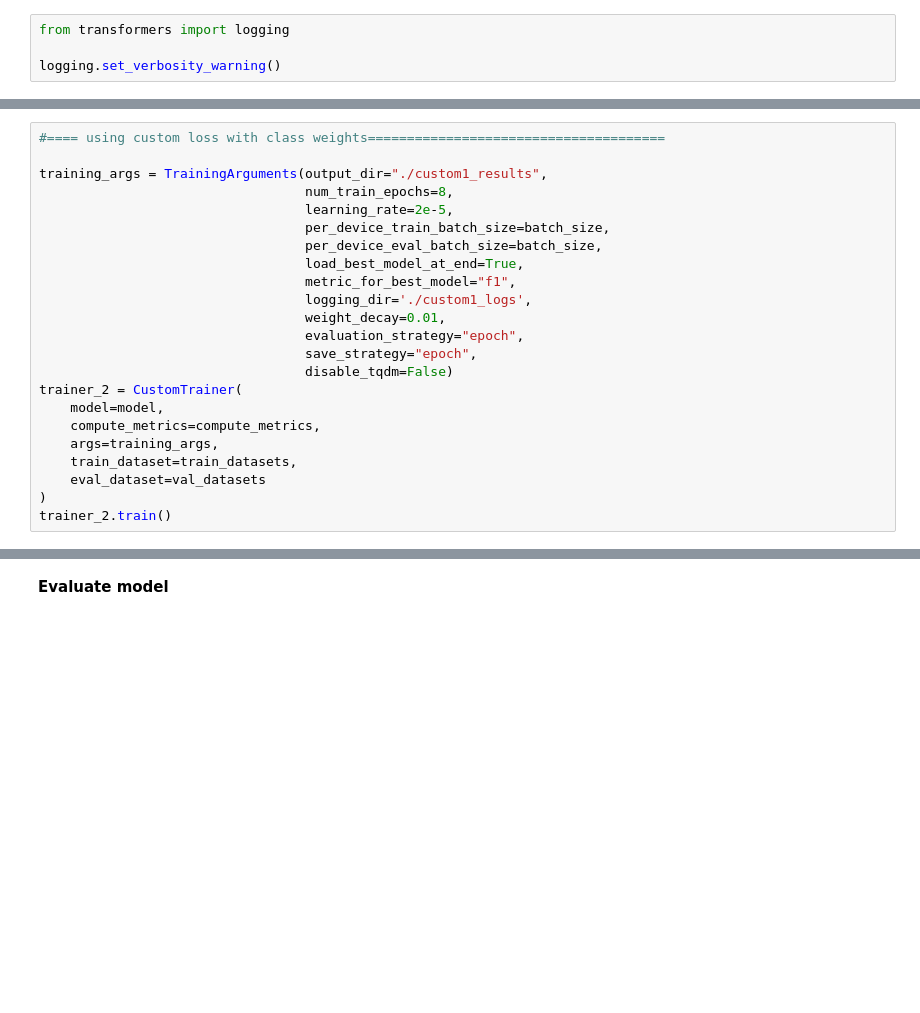
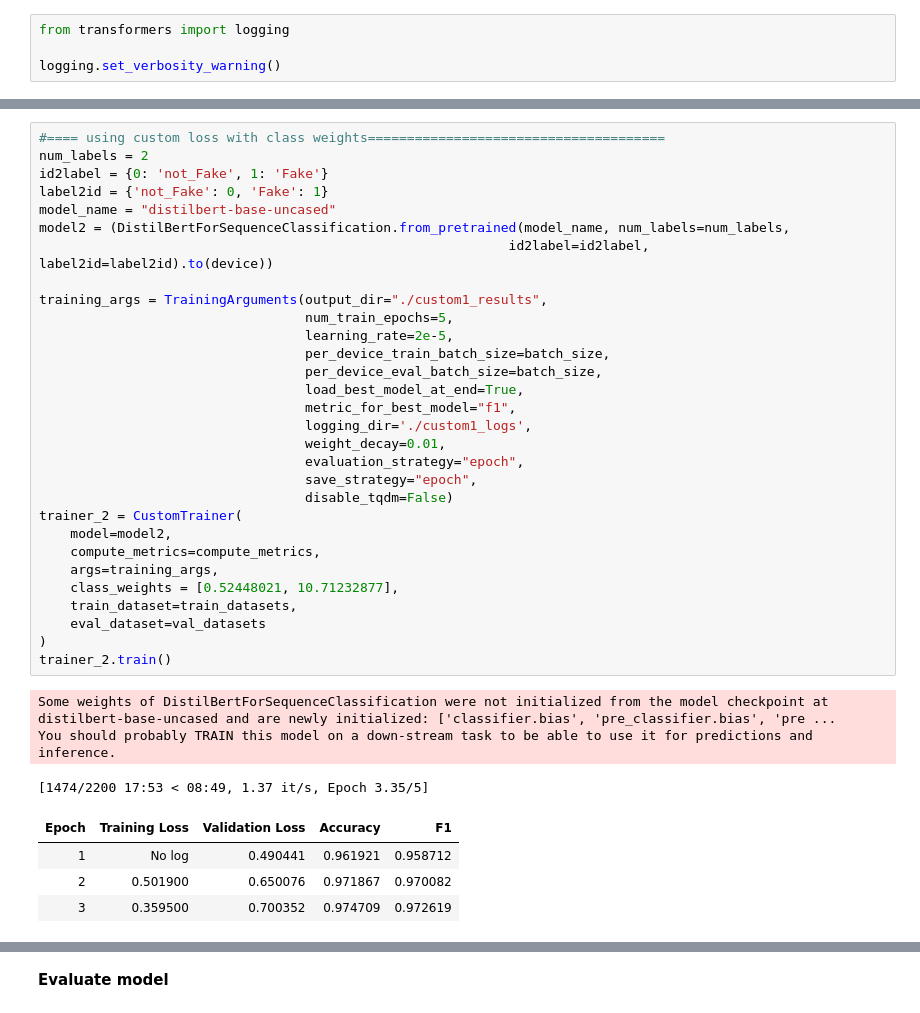
Before and after one commit to Michael-HK/Fake-Job-detection, a Jupyter notebook: fake_job_Detection.ipynb, the cells around one changed output, grey strips where cells are left out. Saved outputs shown, nothing was run; the diff lists cells and outputs as text; blank space fills up the shorter version.

```diff
--- a/fake_job_Detection.ipynb
+++ b/fake_job_Detection.ipynb
@@ -637,25 +693,40 @@ trainer_1.train()
 # %%
 #==== using custom loss with class weights======================================
+num_labels = 2
+id2label = {0: 'not_Fake', 1: 'Fake'}
+label2id = {'not_Fake': 0, 'Fake': 1}
+model_name = "distilbert-base-uncased"
+model2 = (DistilBertForSequenceClassification.from_pretrained(model_name, num_labels=num_labels,
+                                                            id2label=id2label, label2id=label2id).to(device))
 
 training_args = TrainingArguments(output_dir="./custom1_results",
-                                  num_train_epochs=8,
+                                  num_train_epochs=5,
                                   learning_rate=2e-5,
                                   per_device_train_batch_size=batch_size,
                                   per_device_eval_batch_size=batch_size,
                                   load_best_model_at_end=True,
                                   metric_for_best_model="f1",
                                   logging_dir='./custom1_logs',
                                   weight_decay=0.01,
                                   evaluation_strategy="epoch",
                                   save_strategy="epoch",
                                   disable_tqdm=False)
 trainer_2 = CustomTrainer(
-    model=model,
+    model=model2,
     compute_metrics=compute_metrics,
     args=training_args,
+    class_weights = [0.52448021, 10.71232877],
     train_dataset=train_datasets,
     eval_dataset=val_datasets
 )
 trainer_2.train()
+# %% [output]
+Some weights of DistilBertForSequenceClassification were not initialized from the model checkpoint at distilbert-base-uncased and are newly initialized: ['classifier.bias', 'pre_classifier.bias', 'pre ...
+You should probably TRAIN this model on a down-stream task to be able to use it for predictions and inference.
+[1474/2200 17:53 < 08:49, 1.37 it/s, Epoch 3.35/5]
+| Epoch | Training Loss | Validation Loss | Accuracy | F1 |
+| 1 | No log | 0.490441 | 0.961921 | 0.958712 |
+| 2 | 0.501900 | 0.650076 | 0.971867 | 0.970082 |
+| 3 | 0.359500 | 0.700352 | 0.974709 | 0.972619 |
 # %%
 #==== using Sadice loss=========================
```
Also changed, not shown: parts of 10 cells of this notebook.
